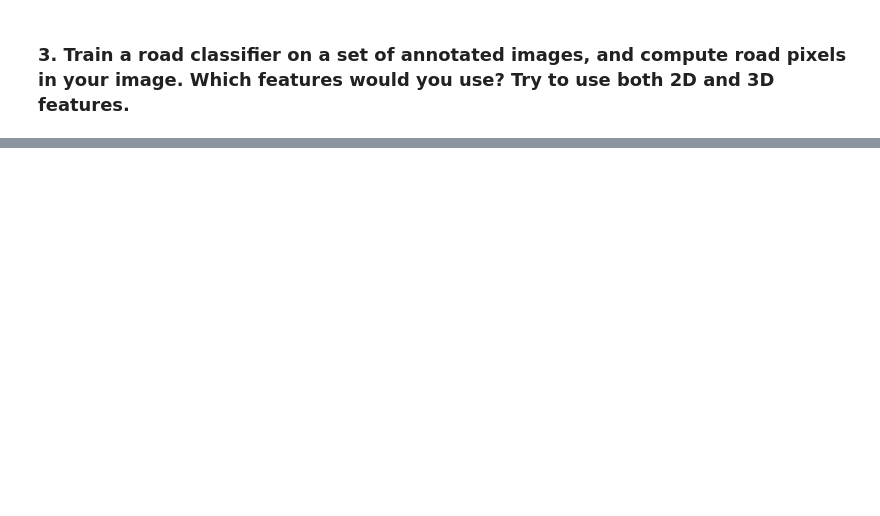
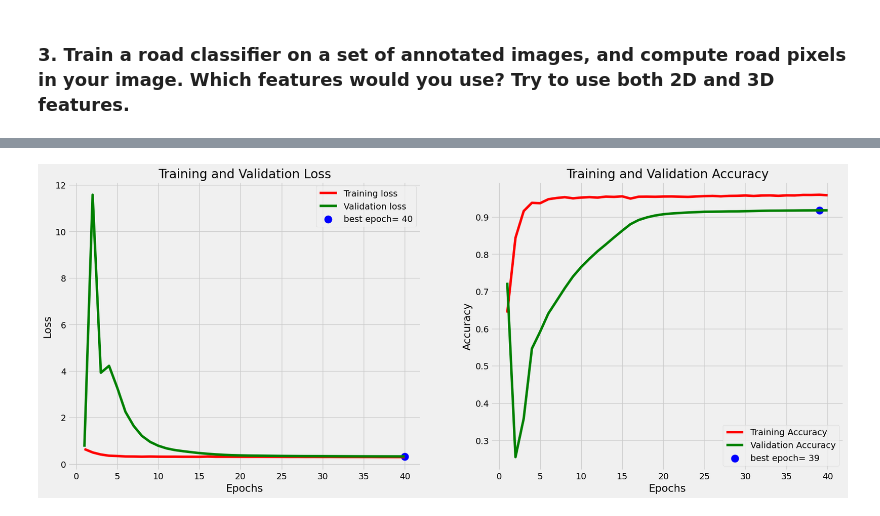
Before and after one commit to Laura05010/autonomous_driving, a Jupyter notebook: autonomous_driving.ipynb, the cells around one changed output, grey strips where cells are left out. Saved outputs shown, nothing was run; the diff lists cells and outputs as text; code cells hidden in the pictures; blank space fills up the shorter version.

```diff
--- a/autonomous_driving.ipynb
+++ b/autonomous_driving.ipynb
@@ -294,0 +549,11 @@ depth_maps = [(FOCAL_LENGTH * BASELINE) / (np.abs(disparity_map))
+# %%
+# Define input shape
+# input_shape = keras.Input((ADJUSTED_HEIGHT, ADJUSTED_WIDTH, 1), name='img')
+input_shape = keras.Input((ADJUSTED_HEIGHT, ADJUSTED_WIDTH, 3), name='img')
+
+# Initialize the model
+unet_model = initialize_unet(input_shape, n_filters=16, dropout=0.05,
+                             batchnorm=True)
+
+# Print model summary
+unet_model.summary()
@@ -294,0 +582,24 @@ depth_maps = [(FOCAL_LENGTH * BASELINE) / (np.abs(disparity_map))
+# %%
+# Compile the model
+unet_model.compile(optimizer=keras.optimizers.Adam(),
+                   loss="binary_crossentropy",
+                   metrics=["accuracy"])
+# %%
+split = 0.8
+divisor = int(len(images) * split)
+
+train_data, train_label = np.array(images[:divisor]), np.array(masks[:divisor])
+test_data, test_label = np.array(images[divisor:]), np.array(masks[divisor:])
+# %%
+from keras.callbacks import EarlyStopping, ReduceLROnPlateau, ModelCheckpoint
+
+callbacks = [
+    EarlyStopping(patience=10, verbose=1),
+    ReduceLROnPlateau(factor=0.1, patience=3, min_lr=0.00001, verbose=1),
+    ModelCheckpoint('road_model_checkpoint.weights.h5', verbose=1,
+                    save_best_only=True, save_weights_only=True)
+]
+
+results = unet_model.fit(train_data, train_label, batch_size=15, epochs=40, callbacks=callbacks,
+                    validation_data=(test_data, test_label))
+unet_model.save("road_model_final.h5")
@@ -294,0 +625,4 @@ depth_maps = [(FOCAL_LENGTH * BASELINE) / (np.abs(disparity_map))
+# %%
+plot_training_curves(results)
+# %% [output]
+[figure, added]
```
Also changed, not shown: parts of 28 cells of this notebook, 2 other files.
